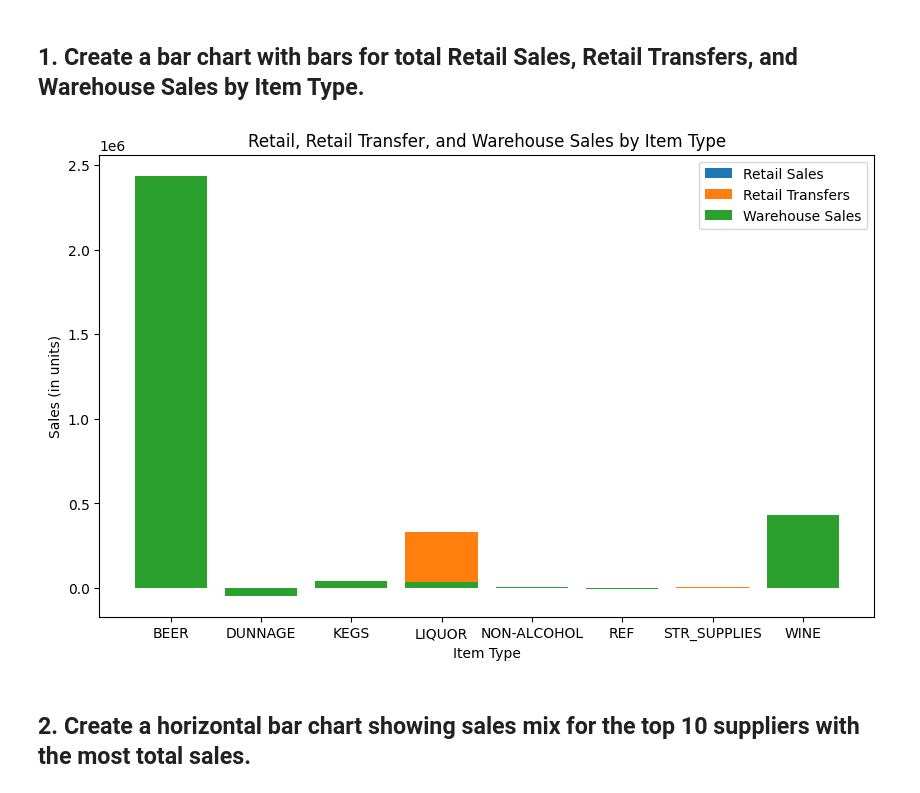
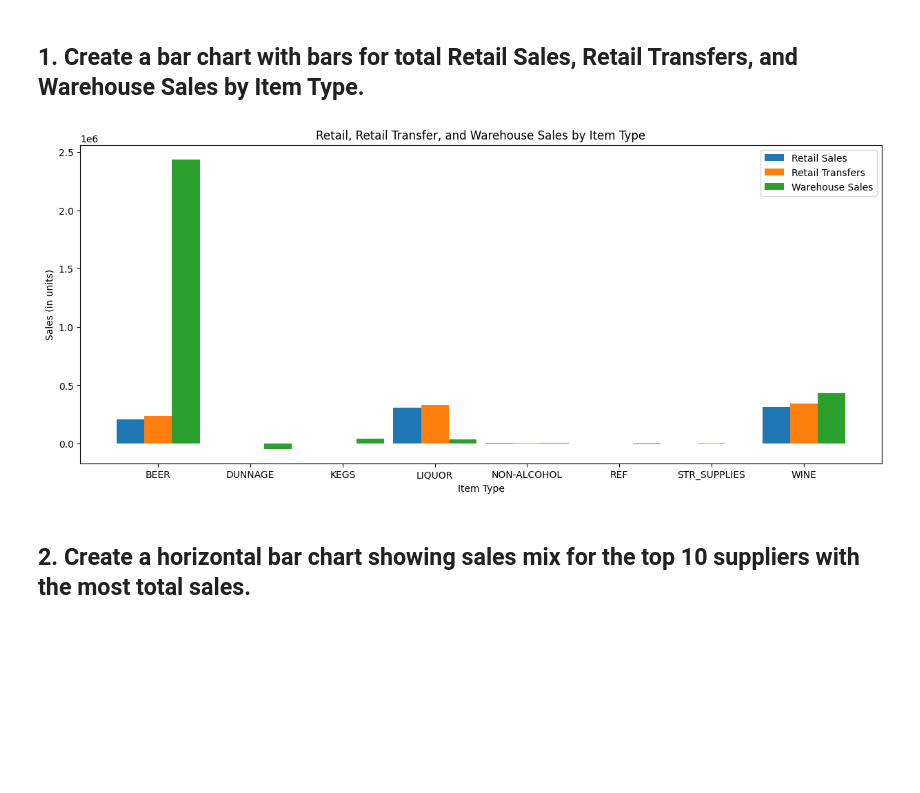
Before and after one commit to berkayersoy/IronLabs, a Jupyter notebook: module_2/lab2/main.ipynb, the cells around one changed output. Cells and saved outputs as stored; diff of their text form; code cells hidden in the pictures; blank space fills up the shorter version.

```diff
--- a/module_2/lab2/main.ipynb
+++ b/module_2/lab2/main.ipynb
@@ -24,24 +24,34 @@ df.head()
 # %% [markdown]
 ## 1. Create a bar chart with bars for total Retail Sales, Retail Transfers, and Warehouse Sales by Item Type.
 # %%
-plt.figure(figsize=(10,6))
+plt.figure(figsize=(15,6))
 
 df_grouped = df.groupby(['ItemType']).sum()
 
-plt.bar(df_grouped.index, df_grouped['RetailSales'], label='Retail Sales')
-plt.bar(df_grouped.index, df_grouped['RetailTransfers'], label='Retail Transfers')
-plt.bar(df_grouped.index, df_grouped['WarehouseSales'], label='Warehouse Sales')
+X_axis = np.arange(len(df_grouped.index))
+
+plt.bar(X_axis - 0.3, df_grouped['RetailSales'], label='Retail Sales', width=0.3)
+plt.bar(X_axis , df_grouped['RetailTransfers'], label='Retail Transfers', width=0.3)
+plt.bar(X_axis + 0.3, df_grouped['WarehouseSales'], label='Warehouse Sales', width=0.3)
 
 # add labels and title
 plt.xlabel('Item Type')
 plt.ylabel('Sales (in units)')
 plt.title('Retail, Retail Transfer, and Warehouse Sales by Item Type')
 plt.legend()
 
+plt.xticks(X_axis, df_grouped.index)
+
 # show chart
 plt.show()
+
+# how to do it with melt
+'''
+sales_piv_melt=sales_piv.melt(id_vars='Month', value_vars=['RetailSales','RetailTransfers','WarehouseSales'],\
+                         var_name='sales type')
+'''
 # %% [output]
-[figure, old version]
+[figure, new version]
 # %% [markdown]
 ## 2. Create a horizontal bar chart showing sales mix for the top 10 suppliers with the most total sales.
 # %%
```
Also changed, not shown: parts of 1 cell of this notebook.
